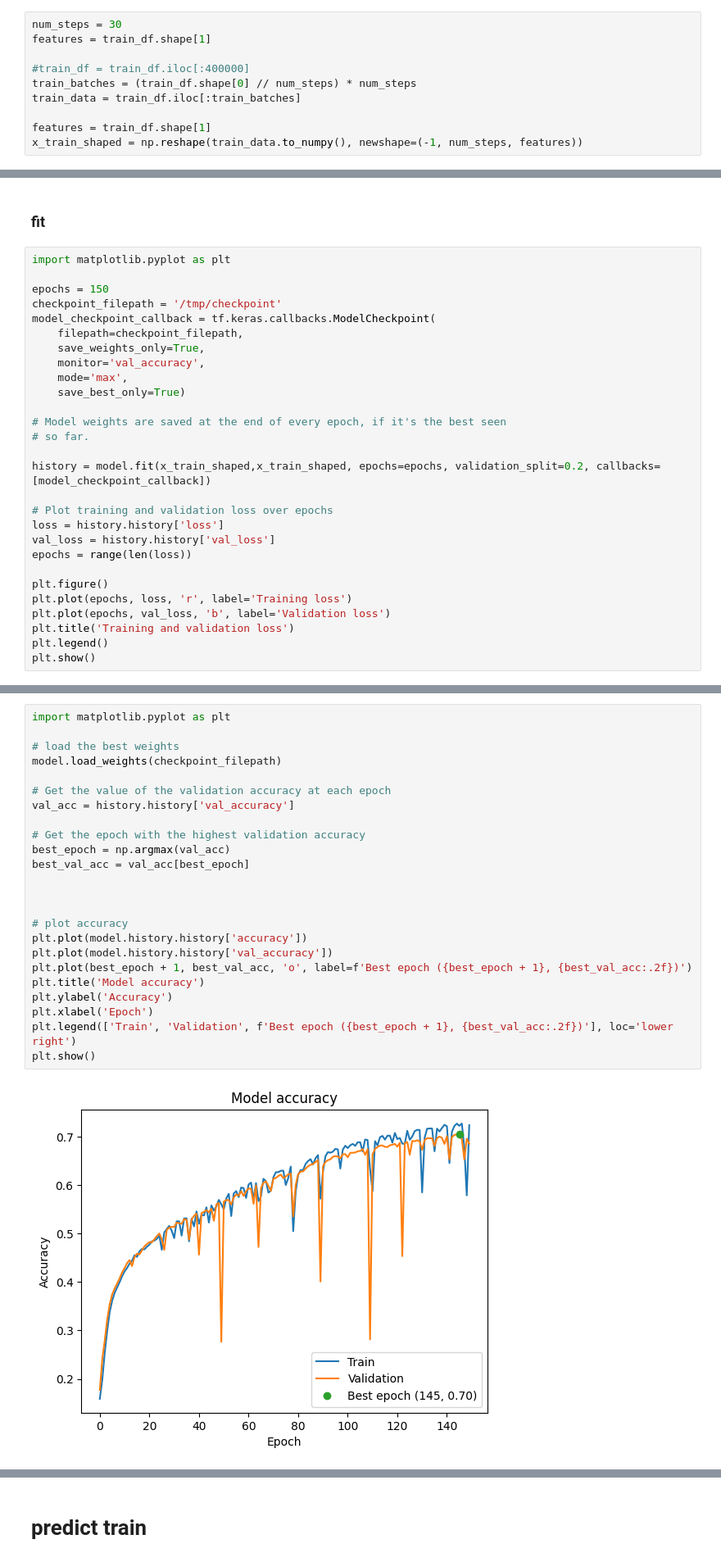
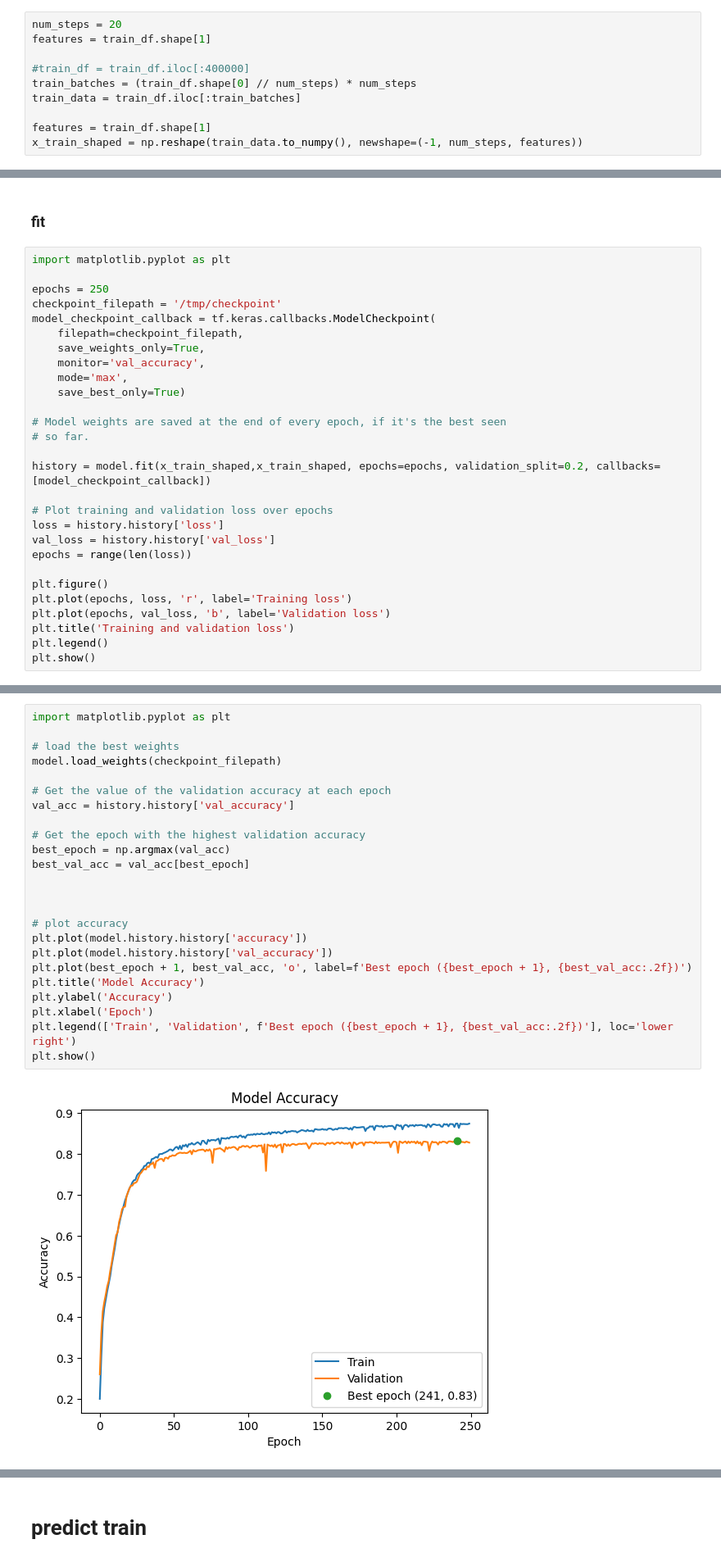
Before and after one commit to Eidell/gRPC-log-LSTM-Anomaly-Detection, a Jupyter notebook: lstm.ipynb, the cells around one changed output, grey strips where cells are left out. Shown at 82% size. Cells and saved outputs as stored; diff of their text form.

```diff
--- a/lstm.ipynb
+++ b/lstm.ipynb
@@ -346,7 +330,7 @@ Found GPU at: /device:GPU:0
 # %% [markdown]
 ## timeseries
 # %%
-num_steps = 30
+num_steps = 20
 features = train_df.shape[1]
 
 #train_df = train_df.iloc[:400000]
@@ -419,7 +410,7 @@ model.layers[0].input_shape
 # %%
 import matplotlib.pyplot as plt
 
-epochs = 150
+epochs = 250
 checkpoint_filepath = '/tmp/checkpoint'
 model_checkpoint_callback = tf.keras.callbacks.ModelCheckpoint(
     filepath=checkpoint_filepath,
@@ -466,29 +457,29 @@ Epoch 150/150
 # %%
 import matplotlib.pyplot as plt
 
 # load the best weights
 model.load_weights(checkpoint_filepath)
 
 # Get the value of the validation accuracy at each epoch
 val_acc = history.history['val_accuracy']
 
 # Get the epoch with the highest validation accuracy
 best_epoch = np.argmax(val_acc)
 best_val_acc = val_acc[best_epoch]
 
 
 
 # plot accuracy
 plt.plot(model.history.history['accuracy'])
 plt.plot(model.history.history['val_accuracy'])
 plt.plot(best_epoch + 1, best_val_acc, 'o', label=f'Best epoch ({best_epoch + 1}, {best_val_acc:.2f})')
-plt.title('Model accuracy')
+plt.title('Model Accuracy')
 plt.ylabel('Accuracy')
 plt.xlabel('Epoch')
 plt.legend(['Train', 'Validation', f'Best epoch ({best_epoch + 1}, {best_val_acc:.2f})'], loc='lower right')
 plt.show()
 # %% [output]
-[figure, old version]
+[figure, new version]
 # %%
 import matplotlib.pyplot as plt
 import numpy as np
```
Also changed, not shown: parts of 16 cells of this notebook.
